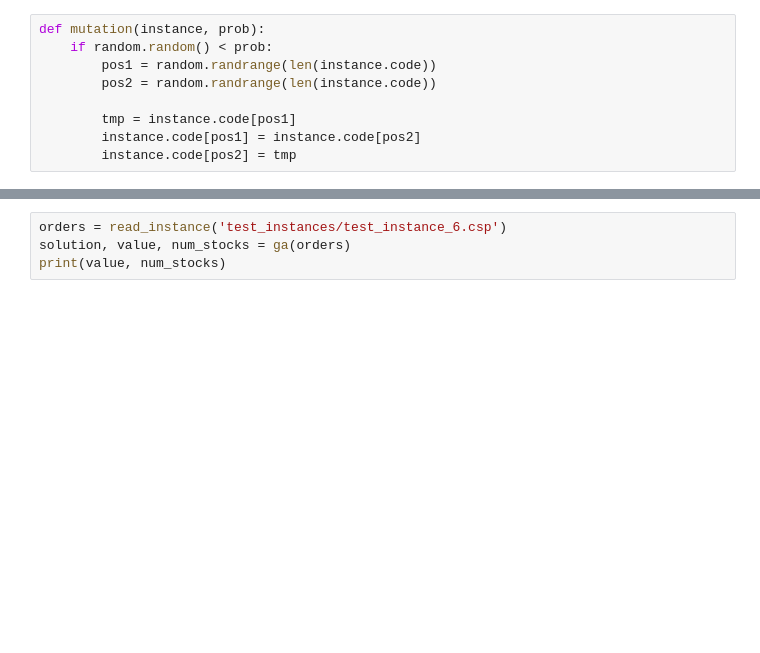
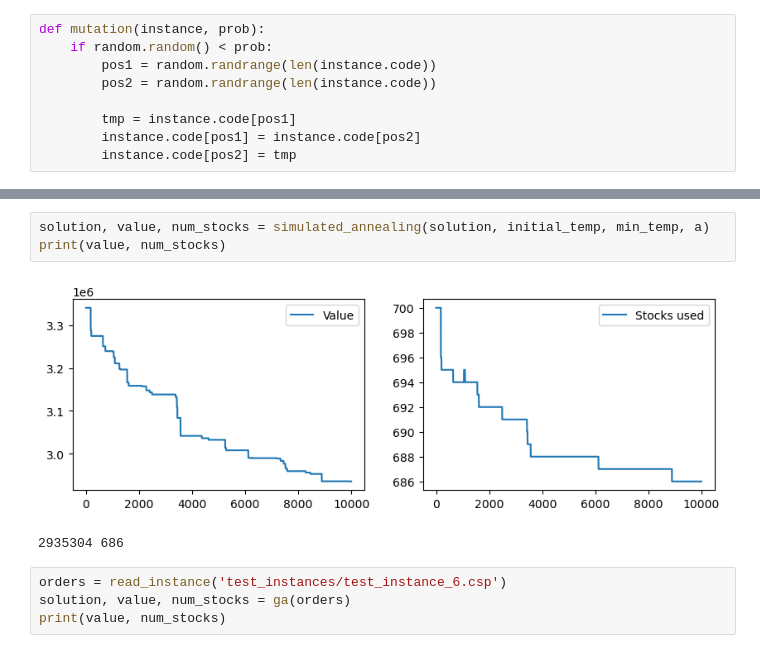
Before and after one commit to MilenkovicMaja/csp_optimization, a Jupyter notebook: csp.ipynb, the cells around one changed output, grey strips where cells are left out. Saved outputs shown, nothing was run; the diff lists cells and outputs as text; blank space fills up the shorter version.

```diff
--- a/csp.ipynb
+++ b/csp.ipynb
@@ -275,3 +285,9 @@ print(value, num_stocks)
+# %%
+solution, value, num_stocks = simulated_annealing(solution, initial_temp, min_temp, a)
+print(value, num_stocks)
+# %% [output]
+[figure, added]
+2935304 686
 # %%
 orders = read_instance('test_instances/test_instance_6.csp')
 solution, value, num_stocks = ga(orders)
```
Also changed, not shown: parts of 6 cells of this notebook.
